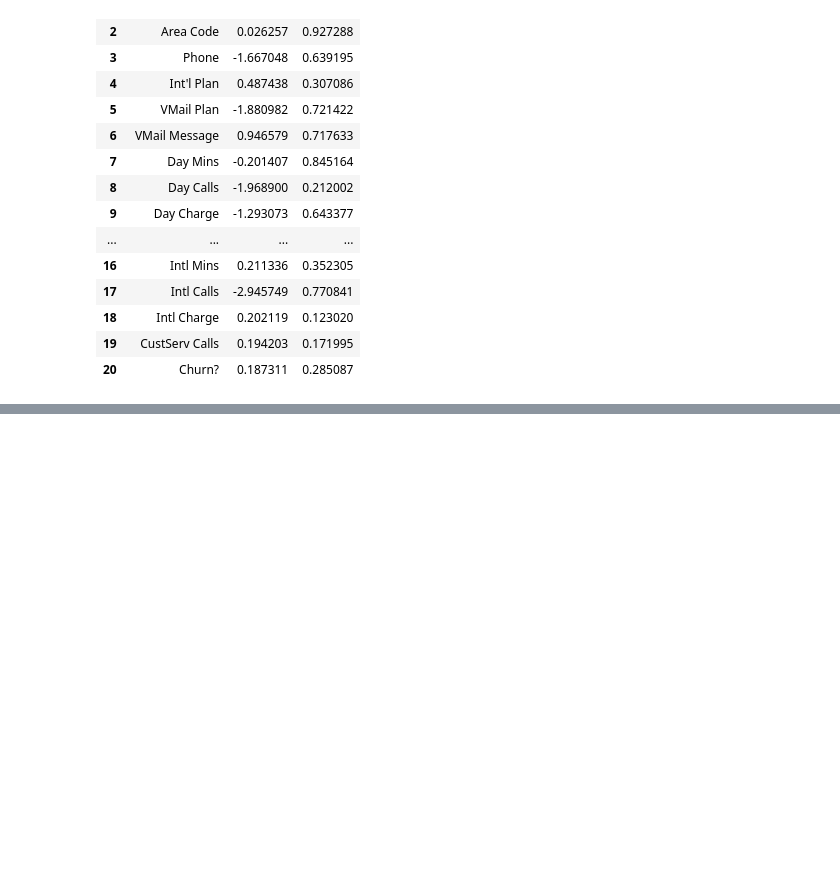
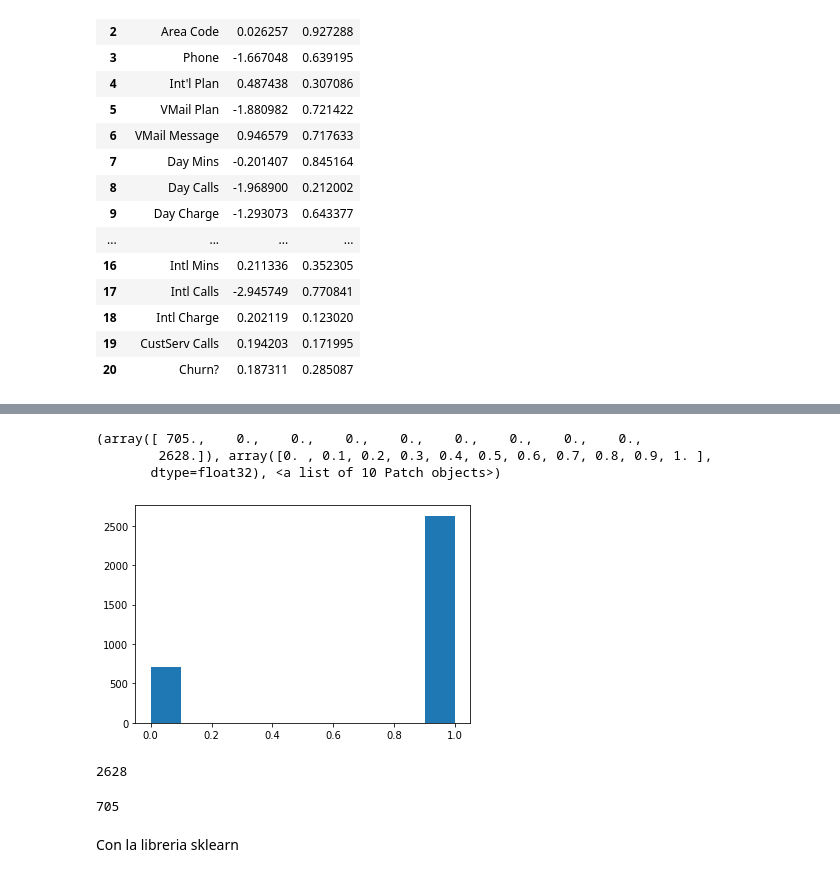
Before and after one commit to bragonzu/CursoPython, a Jupyter notebook: T2_1_DATA_WRANGLING.ipynb, the cells around one changed output, grey strips where cells are left out. Drawn from its saved outputs; the diff is of its cells as text; code cells hidden in the pictures; blank space fills up the shorter version.

```diff
--- a/T2_1_DATA_WRANGLING.ipynb
+++ b/T2_1_DATA_WRANGLING.ipynb
@@ -482,0 +751,7 @@ newdata
+# %%
+plt.hist(checka.astype(np.float32))
+# %% [output]
+(array([ 705.,    0.,    0.,    0.,    0.,    0.,    0.,    0.,    0.,
+        2628.]), array([0. , 0.1, 0.2, 0.3, 0.4, 0.5, 0.6, 0.7, 0.8, 0.9, 1. ],
+       dtype=float32), <a list of 10 Patch objects>)
+[figure, added]
@@ -482,0 +762,10 @@ newdata
+# %%
+len(training)
+# %% [output]
+2628
+# %%
+len(testing)
+# %% [output]
+705
+# %% [markdown]
+Con la libreria sklearn
```
Also changed, not shown: parts of 45 cells of this notebook.
